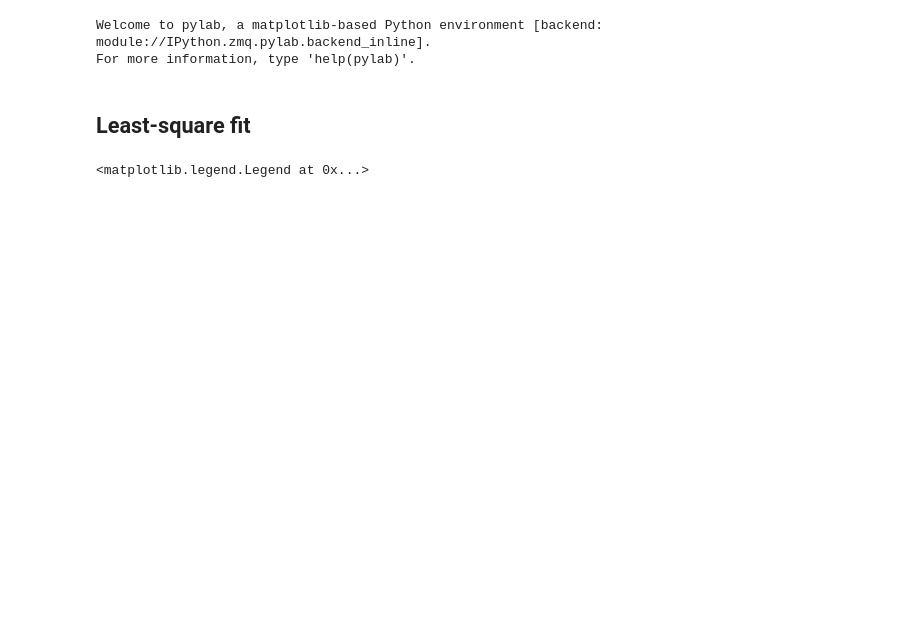
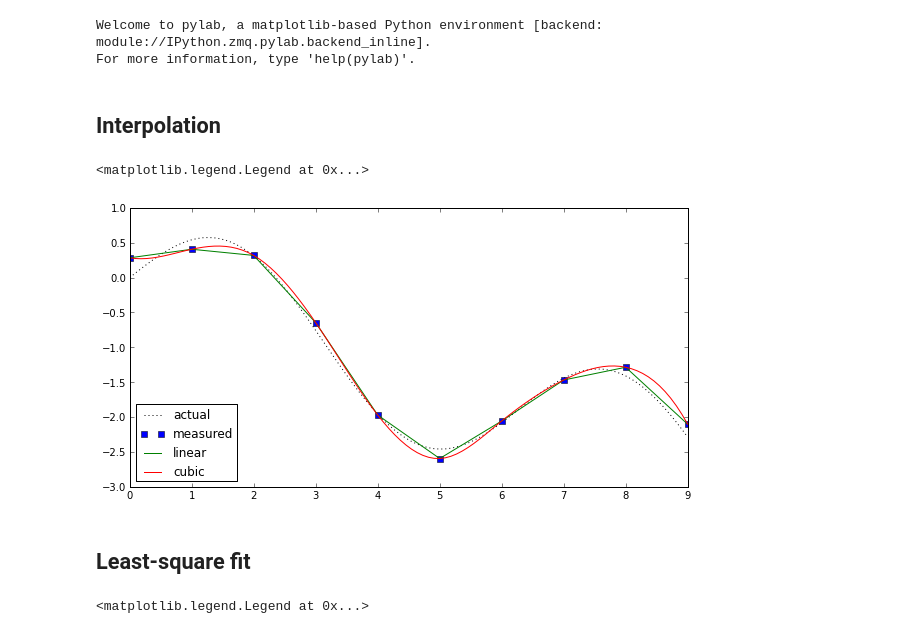
Before and after one commit to vanzaj/pyconsg2013-tut, a Jupyter notebook: ipynb/03_Applications.ipynb, the cells around one changed output. Saved outputs shown, nothing was run; the diff lists cells and outputs as text; code cells hidden in the pictures; blank space fills up the shorter version.

Commit message:
added interpolation example

```diff
--- a/ipynb/03_Applications.ipynb
+++ b/ipynb/03_Applications.ipynb
@@ -3,3 +3,5 @@
 # %% [output]
 Welcome to pylab, a matplotlib-based Python environment [backend: module://IPython.zmq.pylab.backend_inline].
 For more information, type 'help(pylab)'.
+# %% [markdown]
+## Interpolation
@@ -6,3 +10,30 @@ For more information, type 'help(pylab)'.
+# %%
+def f(x):
+    return np.sin(x) - 0.3 * x
+# %%
+n_m = 10
+x_m = arange(n_m)
+y_m = f(x_m) + 0.15*np.random.randn(n_m) # simulated measured signal
+
+x_real = linspace(0, n_m-1, 100)
+y_real = f(x_real)
+
+lin_interp = interpolate.interp1d(x_m, y_m)  # return linear interpolation function
+y_est_lin = lin_interp(x_real)   # evaluate at desired points
+
+cub_interp = interpolate.interp1d(x_m, y_m, kind='cubic')  # return cubic interpolation function
+y_est_cub = cub_interp(x_real)
+# %%
+fig, ax = subplots(figsize=(10,5))
+
+ax.plot(x_real, y_real, 'k:', label='actual')
+ax.plot(x_m, y_m, 'bs', label='measured')
+ax.plot(x_real, y_est_lin, 'g-', label='linear')
+ax.plot(x_real, y_est_cub, 'r-', label='cubic')
+legend(loc='lower left')
+# %% [output]
+<matplotlib.legend.Legend at 0x...>
+[figure, added]
 # %% [markdown]
 ## Least-square fit
 # %%
```
Also changed, not shown: parts of 5 cells of this notebook.
